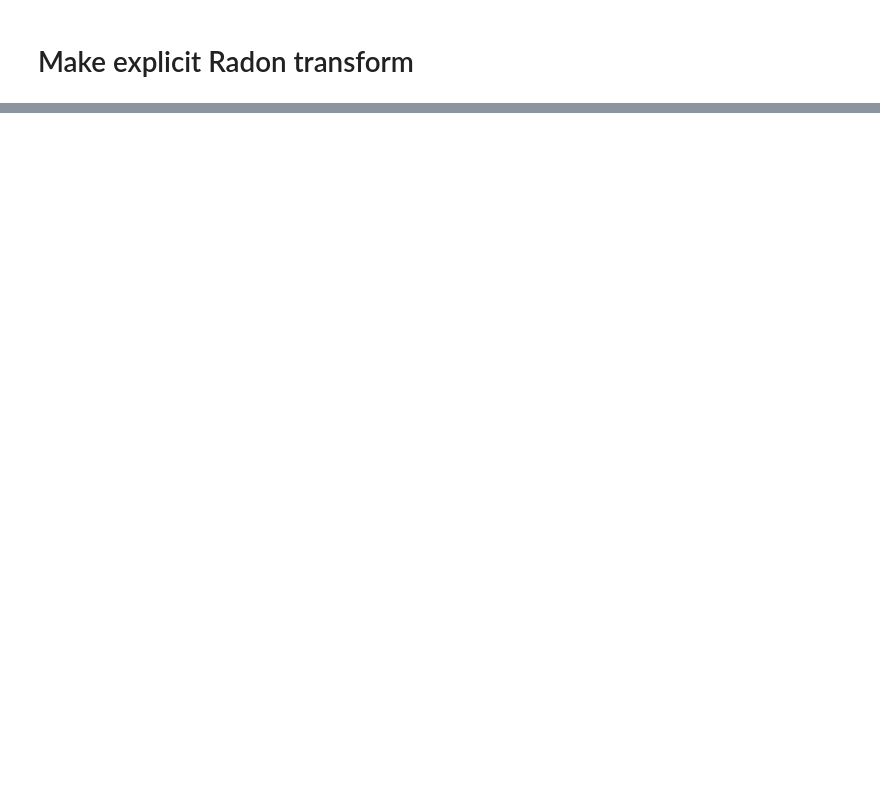
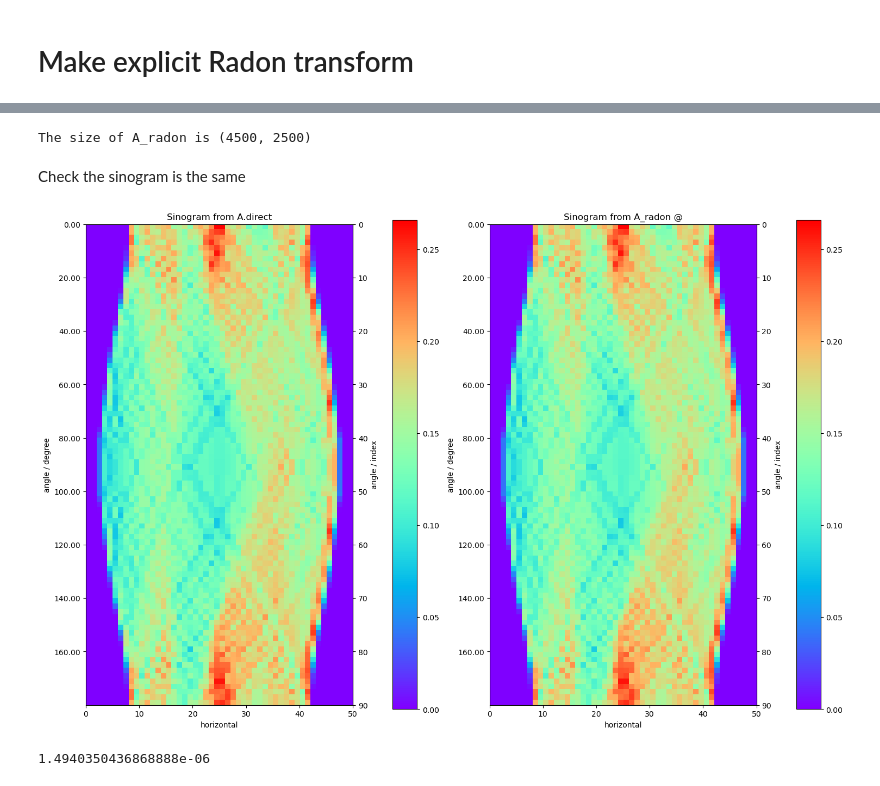
Before and after one commit to FemkeFJF/CIL-Demos, a Jupyter notebook: demos/0_NewContent/explicit_radon_matrix.ipynb, the cells around one changed output, grey strips where cells are left out. Saved outputs shown, nothing was run; the diff lists cells and outputs as text; code cells hidden in the pictures; blank space fills up the shorter version.

```diff
--- a/demos/0_NewContent/explicit_radon_matrix.ipynb
+++ b/demos/0_NewContent/explicit_radon_matrix.ipynb
@@ -57,0 +64,38 @@ sino = A.direct(phantom)
+# %%
+zero_image = ig.allocate(0.0)
+size_sino = sino.size
+total_pixels = n_pixels ** 2
+
+A_radon = np.zeros((size_sino, total_pixels))
+
+pixel_index = 0
+for pixel_number_y in range(n_pixels):
+    for pixel_number_x in range(n_pixels):
+        zero_image.as_array()[pixel_number_y, pixel_number_x] = 1.0
+
+        sinogram_basis = A.direct(zero_image).as_array()
+
+        A_radon[:, pixel_index] = sinogram_basis.reshape(size_sino,)
+
+        zero_image.as_array()[pixel_number_y, pixel_number_x] = 0.0
+        pixel_index = pixel_index + 1
+
+print('The size of A_radon is', A_radon.shape)
+# %% [output]
+The size of A_radon is (4500, 2500)
+# %% [markdown]
+Check the sinogram is the same
+# %%
+sino_new = A_radon @ phantom.as_array().reshape(total_pixels,)
+sino_new = AcquisitionData(sino_new.reshape(sino.shape), geometry=ag)
+
+
+# Visualise data
+show2D([sino, sino_new], ['Sinogram from A.direct', 'Sinogram from A_radon @'], \
+       cmap=cmap, num_cols=3, size=(15,10), origin='upper-left')
+
+diff = sino-sino_new
+diff.norm()
+# %% [output]
+[figure, added]
+1.4940350436868888e-06
```
Also changed, not shown: parts of 8 cells of this notebook.
